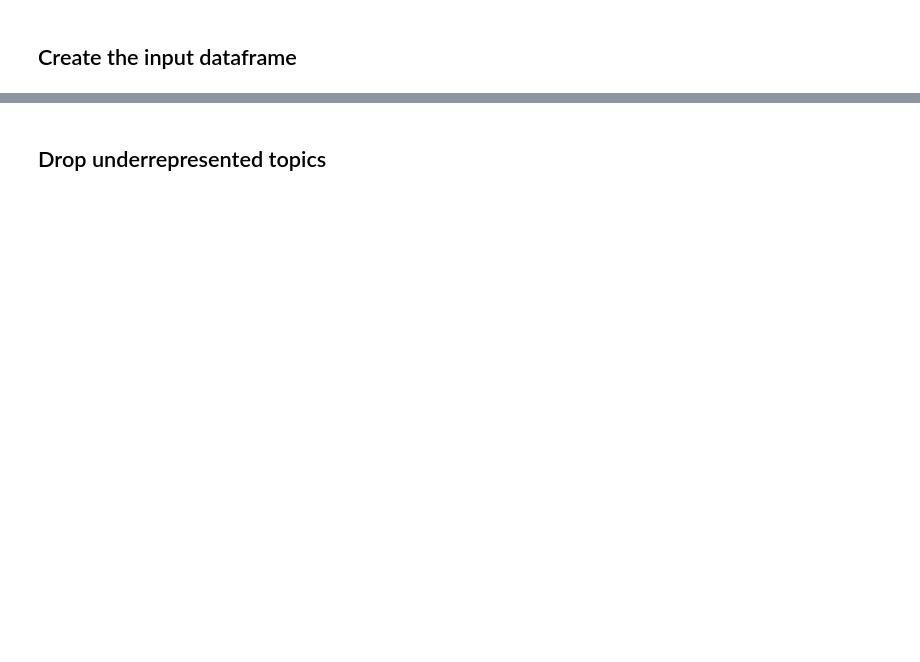
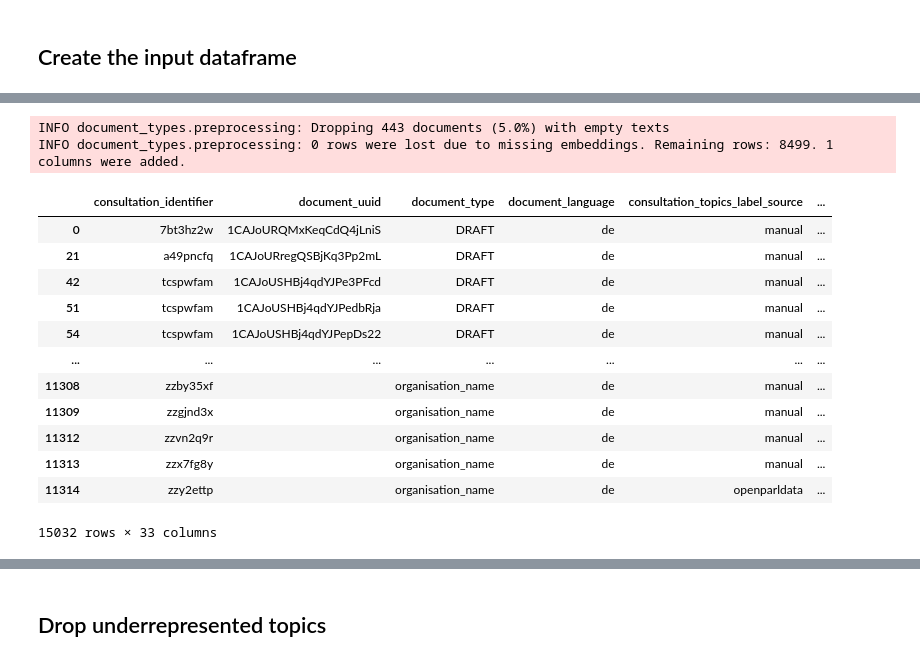
Before and after one commit to Demokratis-ch/demokratis-ml, a Jupyter notebook: research/consultation_topics/VM_document_topic_classifier.ipynb, the cells around one changed output, grey strips where cells are left out. Saved outputs shown, nothing was run; the diff lists cells and outputs as text; code cells hidden in the pictures; blank space fills up the shorter version.

```diff
--- a/research/consultation_topics/VM_document_topic_classifier.ipynb
+++ b/research/consultation_topics/VM_document_topic_classifier.ipynb
@@ -3,8 +3,11 @@
 # %%
 DATA_VERSION = "2025-07-07"
 DATA_FILE_NAME = f"consultation-documents-preprocessed-{DATA_VERSION}.parquet"
-EMBEDDINGS_FILE_NAME = (
+DOCUMENT_EMBEDDINGS_FILE_NAME = (
     f"consultation-documents-embeddings-beginnings-openai-text-embedding-3-large-{DATA_VERSION}.parquet"
+)
+CONSULTATION_EMBEDDINGS_FILE_NAME = (
+    f"consultation-attributes-embeddings-beginnings-openai-text-embedding-3-large-{DATA_VERSION}.parquet"
 )
 
 
@@ -101,6 +107,8 @@ tqdm.pandas()
 # %%
 PREPROCESSED_DATA_FILE = REPOSITORY_ROOT / "data" / "dataframes" / DATA_FILE_NAME
 data_access.ensure_dataframe_is_available(PREPROCESSED_DATA_FILE)
-EMBEDDINGS_DATA_FILE = REPOSITORY_ROOT / "data" / "dataframes" / EMBEDDINGS_FILE_NAME
-data_access.ensure_dataframe_is_available(EMBEDDINGS_DATA_FILE)
+DOCUMENT_EMBEDDINGS_DATA_FILE = REPOSITORY_ROOT / "data" / "dataframes" / DOCUMENT_EMBEDDINGS_FILE_NAME
+data_access.ensure_dataframe_is_available(DOCUMENT_EMBEDDINGS_DATA_FILE)
+CONSULTATION_EMBEDDINGS_DATA_FILE = REPOSITORY_ROOT / "data" / "dataframes" / CONSULTATION_EMBEDDINGS_FILE_NAME
+data_access.ensure_dataframe_is_available(CONSULTATION_EMBEDDINGS_DATA_FILE)
 # %% [output]
@@ -203,0 +180,21 @@ Dropping 1364 documents with empty text.
+# %%
+df_input, topic_columns = demokratis_ml.models.consultation_topics.preprocessing.create_input_dataframe(
+    df_docs, df_document_embeddings, df_consultation_embeddings
+)
+df_input
+# %% [output]
+INFO document_types.preprocessing: Dropping 443 documents (5.0%) with empty texts
+INFO document_types.preprocessing: 0 rows were lost due to missing embeddings. Remaining rows: 8499. 1 columns were added.
+|  | consultation_identifier | document_uuid | document_type | document_language | consultation_topics_label_source | ... |
+| 0 | 7bt3hz2w | 1CAJoURQMxKeqCdQ4jLniS | DRAFT | de | manual | ... |
+| 21 | a49pncfq | 1CAJoURregQSBjKq3Pp2mL | DRAFT | de | manual | ... |
+| 42 | tcspwfam | 1CAJoUSHBj4qdYJPe3PFcd | DRAFT | de | manual | ... |
+| 51 | tcspwfam | 1CAJoUSHBj4qdYJPedbRja | DRAFT | de | manual | ... |
+| 54 | tcspwfam | 1CAJoUSHBj4qdYJPepDs22 | DRAFT | de | manual | ... |
+| ... | ... | ... | ... | ... | ... | ... |
+| 11308 | zzby35xf |  | organisation_name | de | manual | ... |
+| 11309 | zzgjnd3x |  | organisation_name | de | manual | ... |
+| 11312 | zzvn2q9r |  | organisation_name | de | manual | ... |
+| 11313 | zzx7fg8y |  | organisation_name | de | manual | ... |
+| 11314 | zzy2ettp |  | organisation_name | de | openparldata | ... |
+15032 rows × 33 columns
```
Also changed, not shown: parts of 29 cells of this notebook, 4 other files.
